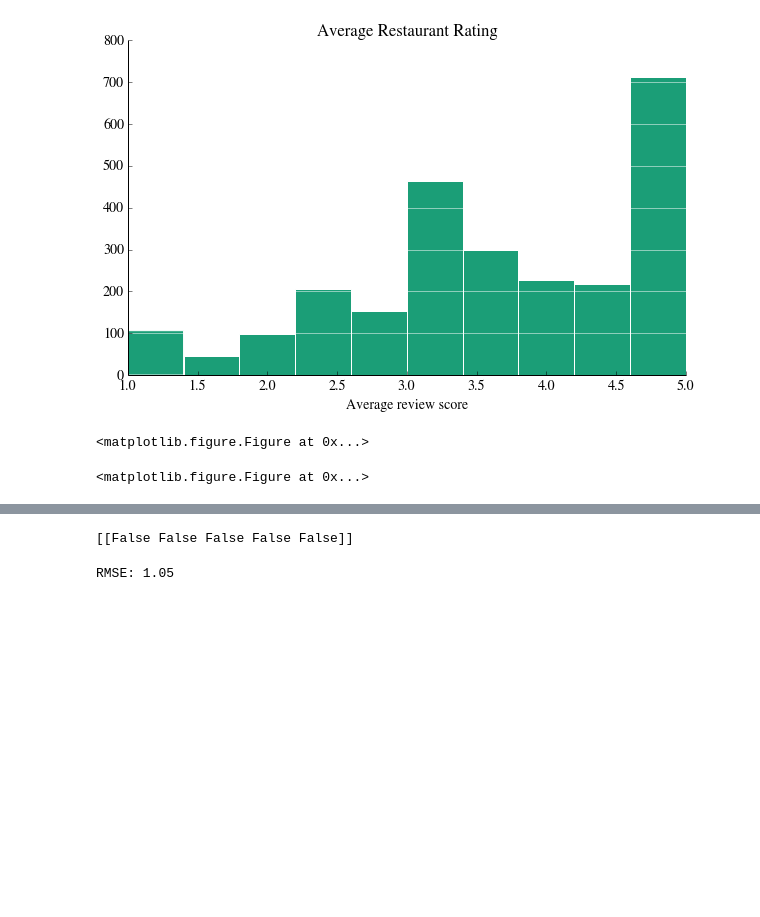
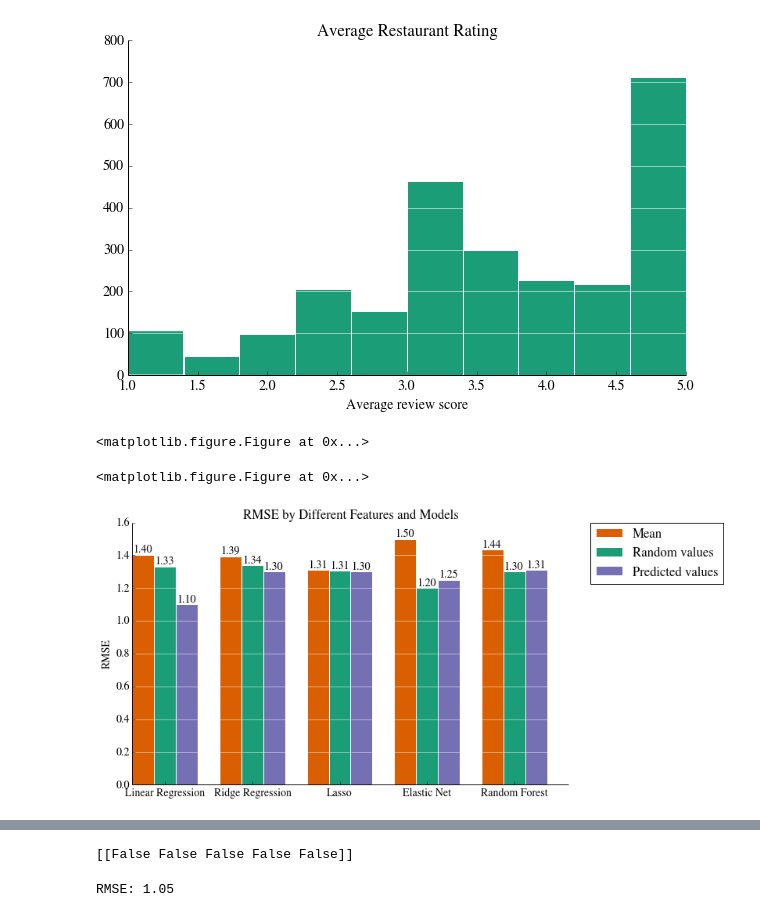
Before and after one commit to s-ramaswamy/CS-229-project, a Jupyter notebook: Visualizations.ipynb, the cells around one changed output, grey strips where cells are left out. Saved outputs shown, nothing was run; the diff lists cells and outputs as text; code cells hidden in the pictures; blank space fills up the shorter version.

```diff
--- a/Visualizations.ipynb
+++ b/Visualizations.ipynb
@@ -272,40 +272,42 @@ plt.figure()
 # %%
 # make plot for final results
 N = 5
-fullRMSE = [1.404,1.394,1.310,1.5,1.435]
+fullRMSE = [1.404,1.394,1.310,1.341,1.435]
 
 ind = np.arange(N)  # the x locations for the groups
 width = 0.25       # the width of the bars
 
 fig, ax = plt.subplots()
 rects1 = ax.bar(ind, fullRMSE, width, color=dark2_colors[1])
 
 splitRMSE = [1.332,1.338,1.306,1.2,1.3]
 rects2 = ax.bar(ind+width, splitRMSE, width, color=dark2_colors[0])
 
 randRMSE = [1.1,1.3,1.3,1.25,1.31]
 rects3 = ax.bar(ind+2*width, randRMSE, width, color=dark2_colors[2])
 
 # add some text for labels, title and axes ticks
 ax.set_ylabel('RMSE')
 ax.set_title('RMSE by Different Features and Models')
 ax.set_xticks(ind+width+0.125)
 ax.set_xticklabels(('Linear Regression', 'Ridge Regression', 'Lasso', 'Elastic Net', 'Random Forest') )
 # ax.legend((rects1[0], rects2[0], rects3[0]), ('Replace with mean', 'Replace with random values','Predict values'))
 ax.legend((rects1[0], rects2[0], rects3[0]), ('Mean', 'Random values','Predicted values'),bbox_to_anchor=(1.05, 1), loc=2, borderaxespad=0. )
 
 def autolabel(rects):
     # attach some text labels
     for rect in rects:
         height = rect.get_height()
-        ax.text(rect.get_x()+rect.get_width()/2., height, '%.23f'%height,
+        ax.text(rect.get_x()+rect.get_width()/2., height, '%.2f'%height,
                 ha='center', va='bottom')
 
 autolabel(rects1)
 autolabel(rects2)
 autolabel(rects3)
 plt.grid(axis = 'y', color ='white', linestyle='-')
 remove_border()
+# %% [output]
+[figure, added]
 # %%
 # visualize the 3 methods +
 percentages = np.array([1.262, 1.313, 1.254 ])
```
Also changed, not shown: parts of 2 cells of this notebook, 3 other files.
